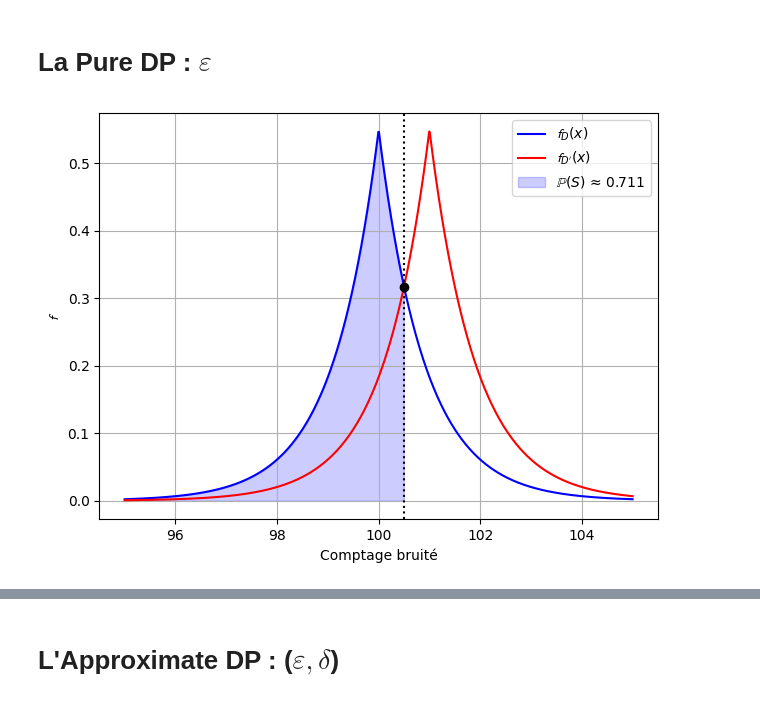
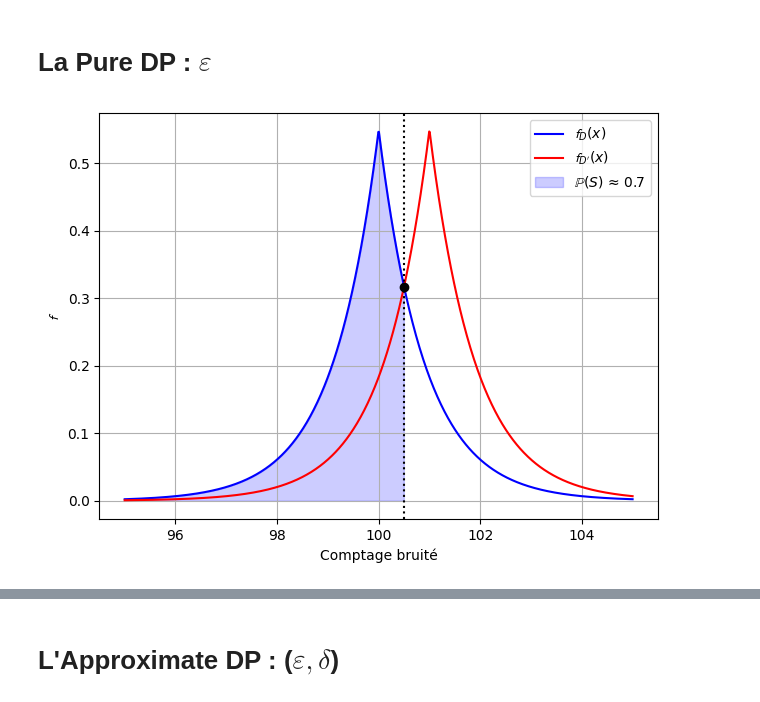
Before and after one commit to InseeFrLab/diff-privacy, a Jupyter notebook: comprendre_dp.ipynb, the cells around one changed output, grey strips where cells are left out. Cells and saved outputs as stored; diff of their text form; code cells hidden in the pictures.

Commit message:
petit changement graph comprendre_dp

```diff
--- a/comprendre_dp.ipynb
+++ b/comprendre_dp.ipynb
@@ -6,38 +6,37 @@ import matplotlib.pyplot as plt
 from scipy.stats import laplace
 
 # Paramètres
+x = np.linspace(95, 105, 1000)
+x_limit = 100.5
 mu1, mu2 = 100, 101
 b = 1 / np.log(3)
-
-# Axe des x
-x = np.linspace(95, 105, 1000)
 
 # Densités
 y1 = laplace.pdf(x, loc=mu1, scale=b)
 y2 = laplace.pdf(x, loc=mu2, scale=b)
 
 # Point limite pour l’aire
-x_limit = 100.5
 idx_limit = np.where(x <= x_limit)
+area = np.trapz(y1[idx_limit], x[idx_limit])
 
 # Tracé des courbes
 plt.plot(x, y1, label=r"$\mathcal{f}_D(x)$", color='blue')
 plt.plot(x, y2, label=r"$\mathcal{f}_{D'}(x)$", color='red')
 
 # Remplissage de l’aire sous la courbe bleue jusqu’à 100.5
-plt.fill_between(x[idx_limit], y1[idx_limit], color='blue', alpha=0.2, label=r"$\mathbb{P}(S)$ ≈ 0.711")
+plt.fill_between(x[idx_limit], y1[idx_limit], color='blue', alpha=0.2, label=r"$\mathbb{P}(S)$ ≈ " + f"{area:.1f}")
 
 # Tracer les lignes pointillées
 plt.plot(x_limit, laplace.pdf(x_limit, loc=mu1, scale=b), 'o', color='black')
 plt.axvline(x=x_limit, linestyle='dotted', color='black')
 
 # Mise en forme
 plt.xlabel("Comptage bruité")
 plt.ylabel(r"$\mathcal{f}$")
 plt.legend()
 plt.grid(True)
 plt.tight_layout()
 
 plt.show()
 # %% [output]
-[figure, old version]
+[figure, new version]
```
Also changed, not shown: parts of 7 cells of this notebook.
